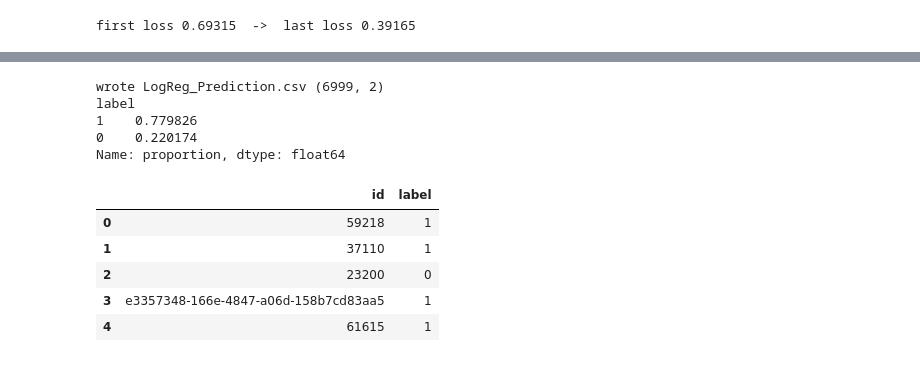
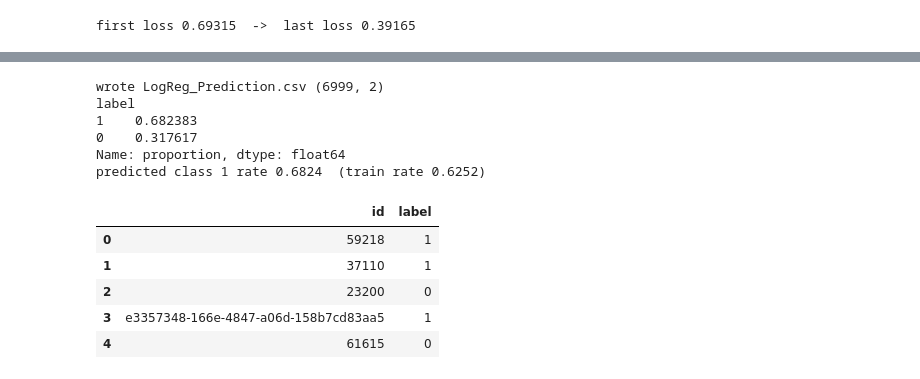
Before and after one commit to Shadesofastar/ranchrelishers-kaggle-competition, a Jupyter notebook: kaggle_ranchrelishers.ipynb, the cells around one changed output, grey strips where cells are left out. Saved outputs shown, nothing was run; the diff lists cells and outputs as text; code cells hidden in the pictures.

Commit message:
fix: Added macro f1 and resweep the threshold

```diff
--- a/kaggle_ranchrelishers.ipynb
+++ b/kaggle_ranchrelishers.ipynb
@@ -290,31 +350,44 @@ for t in np.arange(0.30, 0.71, 0.05):
 # %%
 # Final step, refit on all the data and then predict the test set.
 # The validation split was there to choose lr, lam and threshold. Once those are
 # chosen, refit on all 20000 rows because more data gives better weights.
 
-THRESHOLD = 0.5      # set this from the threshold sweep above
+# THRESHOLD is read off the macro f1 column of the sweep above, not the binary
+# f1 column and not the accuracy column. on this split macro f1 peaks at 0.60
+# and gives 0.7431, while 0.50 only gets to 0.7295. going by binary f1 instead
+# would have picked 0.45, which is worse again on the metric we are graded on.
+# rerun the sweep and use the best_t it prints instead of trusting this number,
+# since it will move if the split or the training settings change.
+THRESHOLD = 0.60     # from the macro f1 sweep above
 LAM = 0.0            # set this from the regularisation experiment
 LR = 10.0            # from the lr sweep, lr=1 too small and 20+ oscillates
 
 w_final, b_final, losses_final = train(X, y, epochs=3000, lr=LR, lam=LAM)
 
 test_pred = predict(X_test, w_final, b_final, threshold=THRESHOLD)
 
 sub = pd.DataFrame({"id": test_ids, "label": test_pred})
 sub.to_csv("LogReg_Prediction.csv", index=False)
 
 print("wrote LogReg_Prediction.csv", sub.shape)
 print(sub["label"].value_counts(normalize=True))
+
+# last sanity check before submitting. the predicted class 1 rate should land
+# somewhere near the training rate of 0.6252. when THRESHOLD was still 0.5 this
+# came out at 0.7798, so we were calling far too many documents machine, which
+# is the thing macro f1 takes points off for.
+print("predicted class 1 rate %.4f  (train rate 0.6252)" % sub["label"].mean())
 sub.head()
 # %% [output]
 wrote LogReg_Prediction.csv (6999, 2)
 label
-1    0.779826
-0    0.220174
+1    0.682383
+0    0.317617
 Name: proportion, dtype: float64
+predicted class 1 rate 0.6824  (train rate 0.6252)
 |  | id | label |
 | 0 | 59218 | 1 |
 | 1 | 37110 | 1 |
 | 2 | 23200 | 0 |
 | 3 | e3357348-166e-4847-a06d-158b7cd83aa5 | 1 |
-| 4 | 61615 | 1 |
+| 4 | 61615 | 0 |
```
Also changed, not shown: parts of 3 cells of this notebook.
